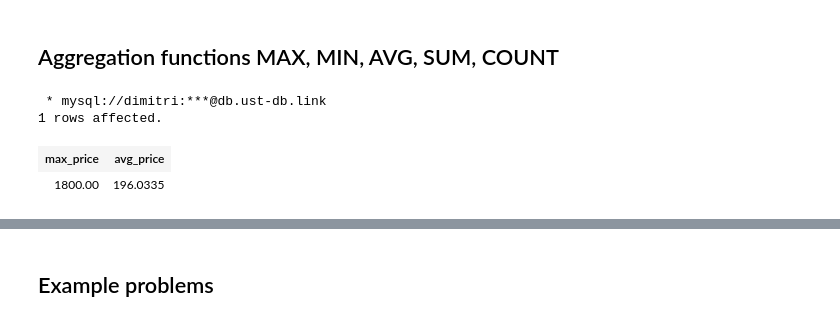
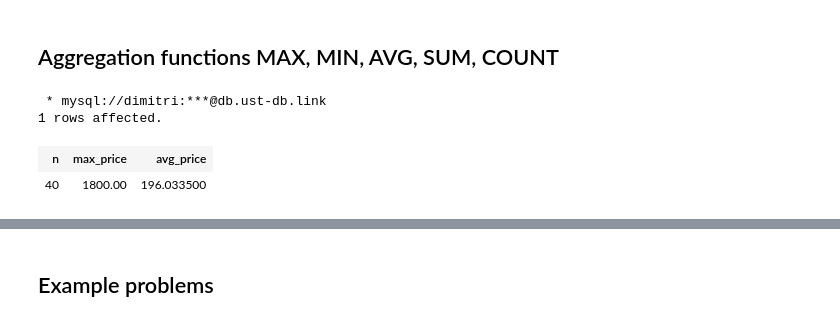
Before and after one commit to dimitri-yatsenko/Database-Systems-for-Data-Science, a Jupyter notebook: notebooks/GroupBy.ipynb, the cells around one changed output, grey strips where cells are left out. Drawn from its saved outputs; the diff is of its cells as text; code cells hidden in the pictures.

```diff
--- a/notebooks/GroupBy.ipynb
+++ b/notebooks/GroupBy.ipynb
@@ -49,11 +49,11 @@ USE shared_sales
 # %%
 %%sql
 -- show the max retail price and the average retail price of products
 
-SELECT MAX(retail_price) as max_price, round(AVG(retail_price), 4) as avg_price
+SELECT COUNT(*) AS n, MAX(retail_price) max_price, AVG(retail_price) avg_price
 FROM product
 # %% [output]
  * mysql://dimitri:***@db.ust-db.link
 1 rows affected.
-| max_price | avg_price |
-| 1800.00 | 196.0335 |
+| n | max_price | avg_price |
+| 40 | 1800.00 | 196.033500 |
```
Also changed, not shown: parts of 22 cells of this notebook, 3 other files.
